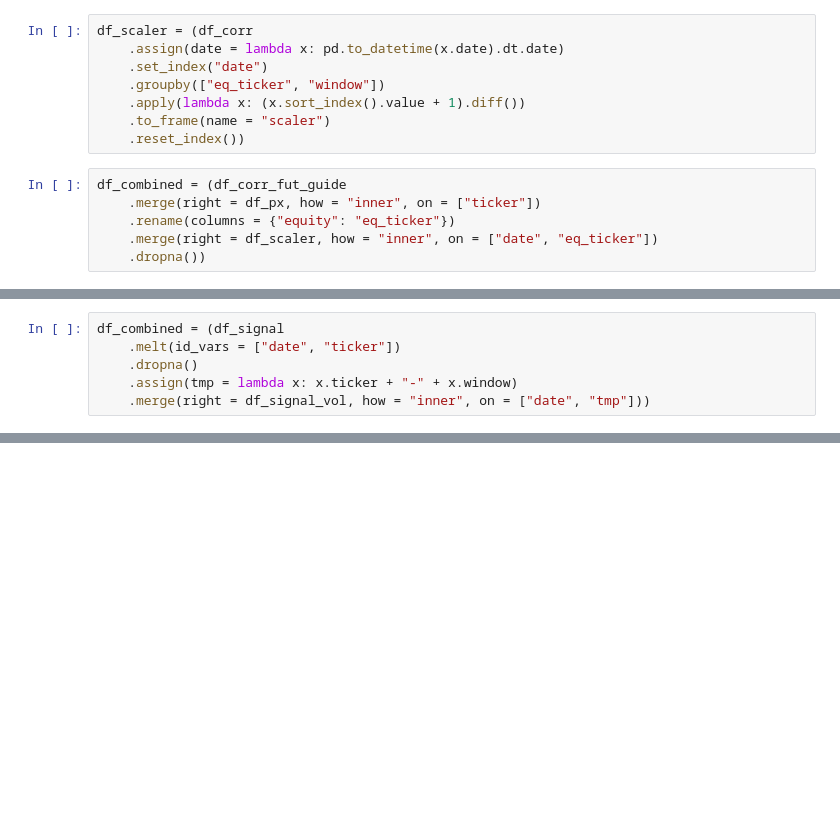
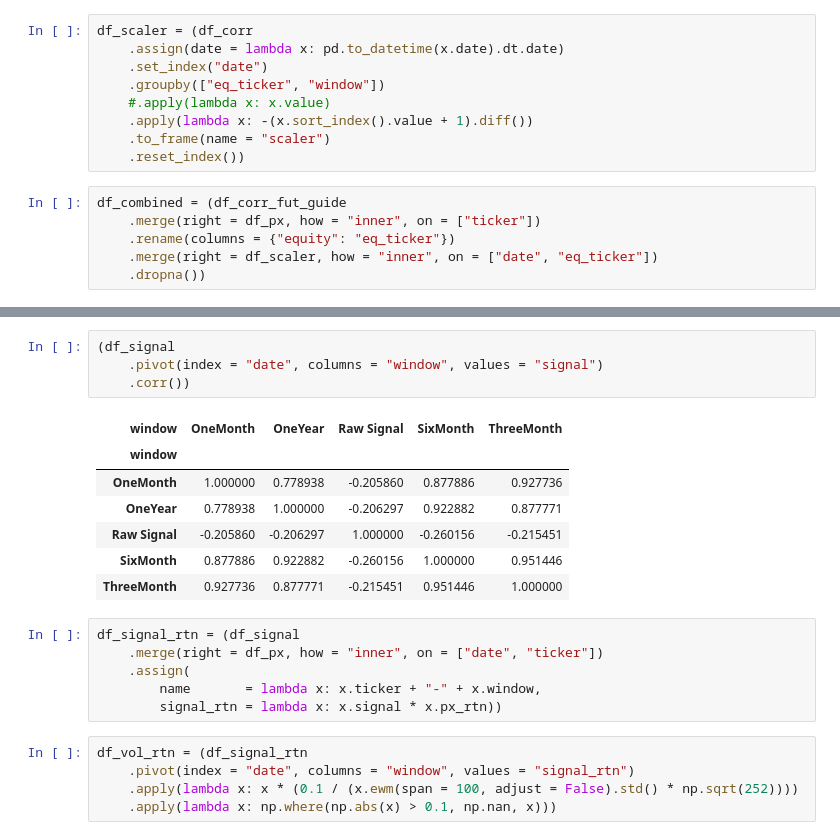
Before and after one commit to diegodalvarez/TrendSystem, a Jupyter notebook: Research/SignalResearch/1ImpliedCorrelationSignals.ipynb, the cells around one changed output, grey strips where cells are left out. Drawn from its saved outputs; the diff is of its cells as text; blank space fills up the shorter version.

```diff
--- a/Research/SignalResearch/1ImpliedCorrelationSignals.ipynb
+++ b/Research/SignalResearch/1ImpliedCorrelationSignals.ipynb
@@ -64,7 +65,8 @@ df_scaler = (df_corr
     .assign(date = lambda x: pd.to_datetime(x.date).dt.date)
     .set_index("date")
     .groupby(["eq_ticker", "window"])
-    .apply(lambda x: (x.sort_index().value + 1).diff())
+    #.apply(lambda x: x.value)
+    .apply(lambda x: -(x.sort_index().value + 1).diff())
     .to_frame(name = "scaler")
     .reset_index())
 # %%
@@ -142,6 +77,0 @@ df_signal_vol = (df_vol_rtn
-# %%
-df_combined = (df_signal
-    .melt(id_vars = ["date", "ticker"])
-    .dropna()
-    .assign(tmp = lambda x: x.ticker + "-" + x.window)
-    .merge(right = df_signal_vol, how = "inner", on = ["date", "tmp"]))
@@ -581,0 +99,23 @@ Dao, T.-L., Nguyen, T.-T., Deremble, C., Lempérière, Y., Bouchaud, J.-P., & Po
+# %%
+(df_signal
+    .pivot(index = "date", columns = "window", values = "signal")
+    .corr())
+# %% [output]
+| window | OneMonth | OneYear | Raw Signal | SixMonth | ThreeMonth |
+| window |  |  |  |  |  |
+| OneMonth | 1.000000 | 0.778938 | -0.205860 | 0.877886 | 0.927736 |
+| OneYear | 0.778938 | 1.000000 | -0.206297 | 0.922882 | 0.877771 |
+| Raw Signal | -0.205860 | -0.206297 | 1.000000 | -0.260156 | -0.215451 |
+| SixMonth | 0.877886 | 0.922882 | -0.260156 | 1.000000 | 0.951446 |
+| ThreeMonth | 0.927736 | 0.877771 | -0.215451 | 0.951446 | 1.000000 |
+# %%
+df_signal_rtn = (df_signal
+    .merge(right = df_px, how = "inner", on = ["date", "ticker"])
+    .assign(
+        name       = lambda x: x.ticker + "-" + x.window,
+        signal_rtn = lambda x: x.signal * x.px_rtn))
+# %%
+df_vol_rtn = (df_signal_rtn
+    .pivot(index = "date", columns = "window", values = "signal_rtn")
+    .apply(lambda x: x * (0.1 / (x.ewm(span = 100, adjust = False).std() * np.sqrt(252))))
+    .apply(lambda x: np.where(np.abs(x) > 0.1, np.nan, x)))
```
Also changed, not shown: parts of 57 cells of this notebook.
